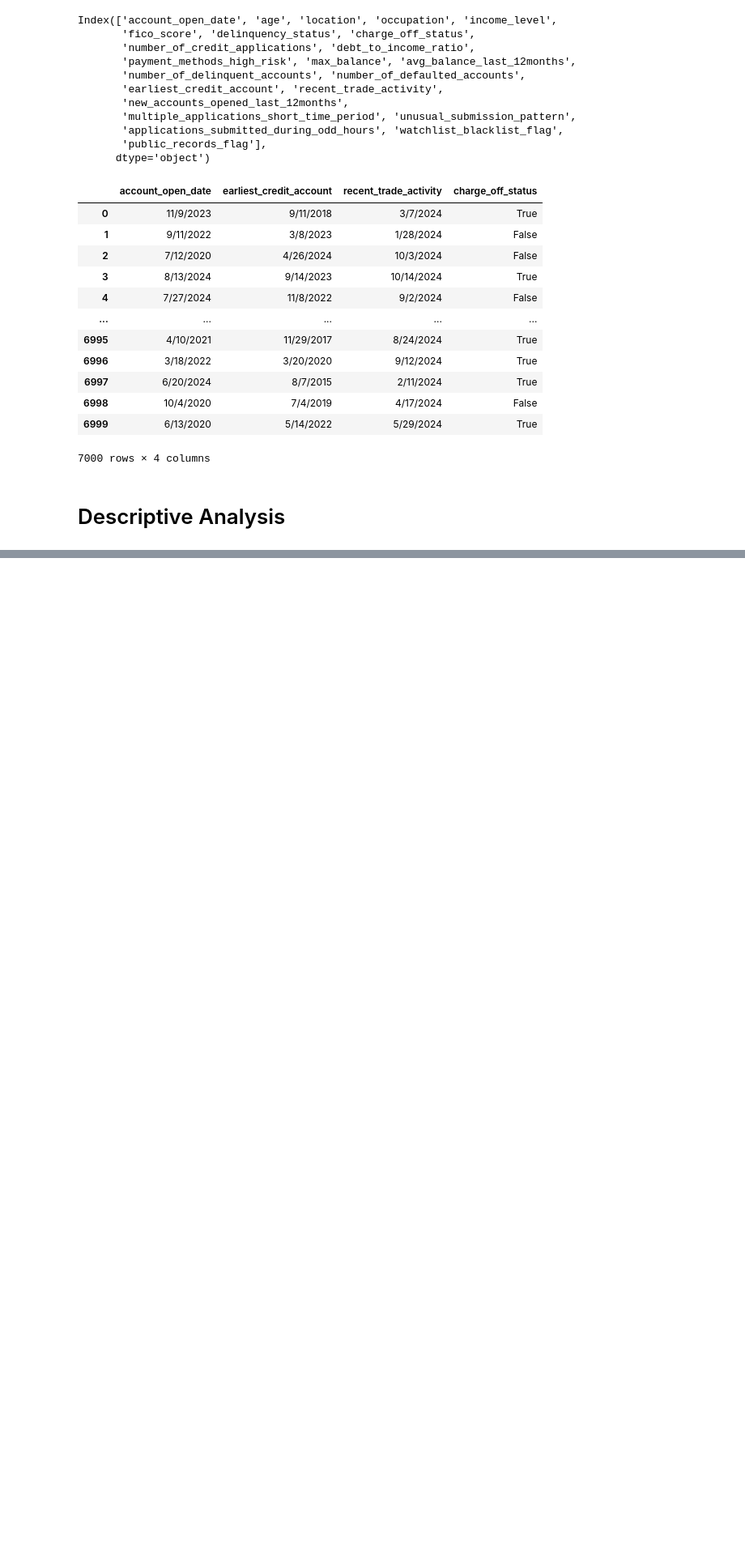
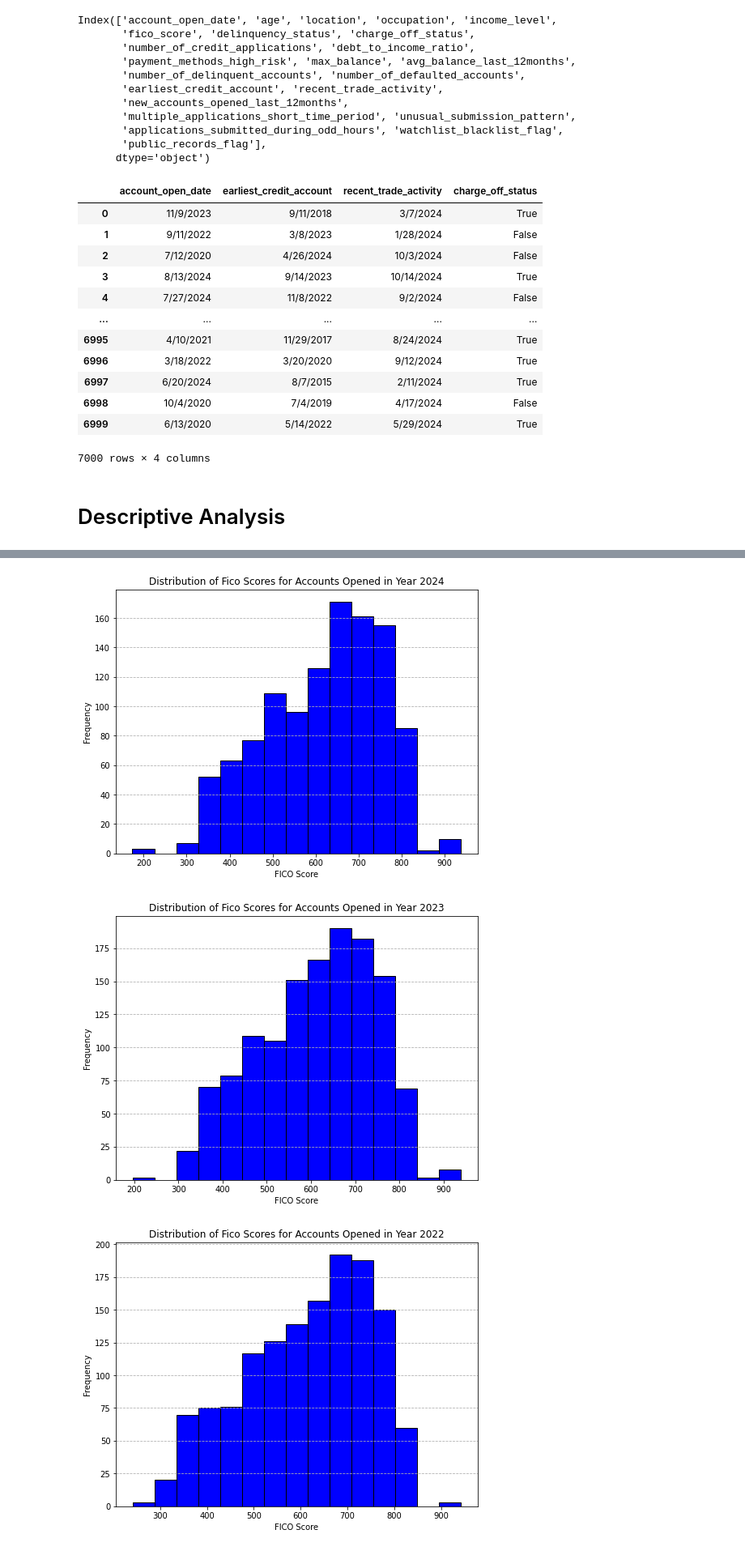
Before and after one commit to susara-ouchi/credit-score-case-study, a Jupyter notebook: credit_score_study_susara.ipynb, the cells around one changed output, grey strips where cells are left out. Shown: that part at 81% size. Saved outputs shown, nothing was run; the diff lists cells and outputs as text; code cells hidden in the pictures; blank space fills up the shorter version.

```diff
--- a/credit_score_study_susara.ipynb
+++ b/credit_score_study_susara.ipynb
@@ -63,0 +144,25 @@ df_0[['account_open_date',
+# %%
+def plot_fico_score_by_year(df_year, year):
+    plt.figure(figsize=(8, 6))
+    plt.hist(
+        df_year['fico_score'],
+        bins=15,
+        color='blue',
+        edgecolor='black')
+    plt.xlabel('FICO Score')
+    plt.ylabel('Frequency')
+    plt.grid(axis='y', linestyle='--')
+    plt.title(f'Distribution of Fico Scores for Accounts Opened in Year {year}')
+    plt.show()
+# %%
+#Fico Scores for Accounts Opened (Year Wise)
+plot_fico_score_by_year(df_0_2024, 2024)
+plot_fico_score_by_year(df_0_2023, 2023)
+plot_fico_score_by_year(df_0_2022, 2022)
+plot_fico_score_by_year(df_0_2021, 2021)
+plot_fico_score_by_year(df_0_2020, 2020)
+plot_fico_score_by_year(df_0_2019, 2019)
+# %% [output]
+[figure, added]
+[figure, added]
+[figure, added]
```
Also changed, not shown: parts of 9 cells of this notebook.
